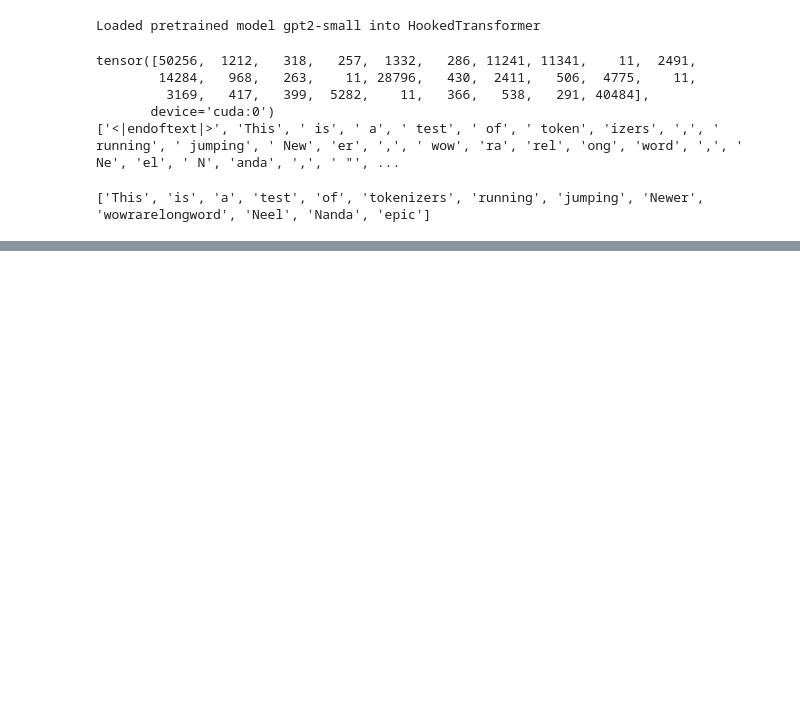
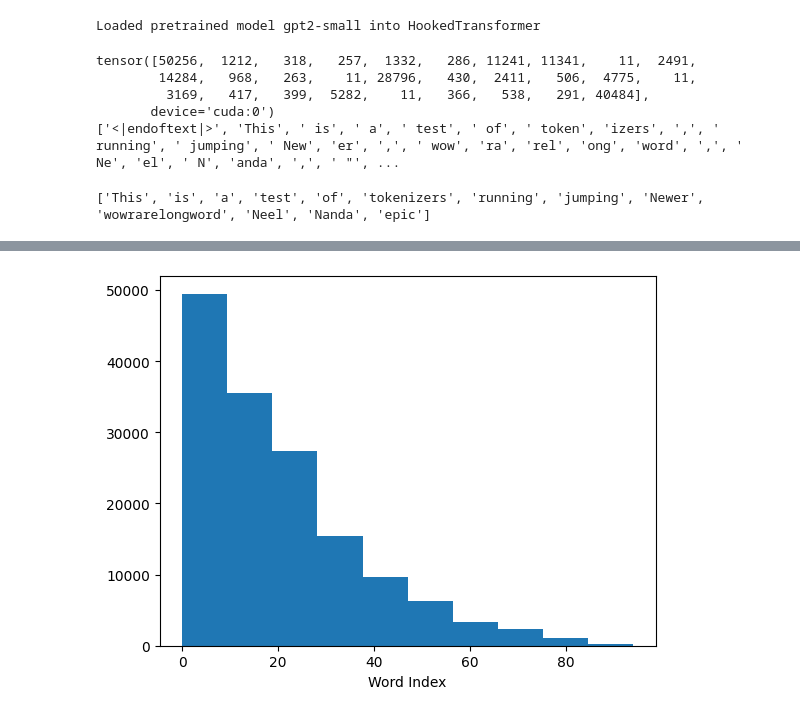
Before and after one commit to icemoon97/emergent-positional-embeddings, a Jupyter notebook: tokens.ipynb, the cells around one changed output, grey strips where cells are left out. Drawn from its saved outputs; the diff is of its cells as text; code cells hidden in the pictures; blank space fills up the shorter version.

```diff
--- a/tokens.ipynb
+++ b/tokens.ipynb
@@ -93,0 +182,6 @@ result
+# %%
+plt.hist(word_idx)
+plt.xlabel("Word Index")
+plt.show()
+# %% [output]
+[figure, added]
```
Also changed, not shown: parts of 5 cells of this notebook, 1 other file.
